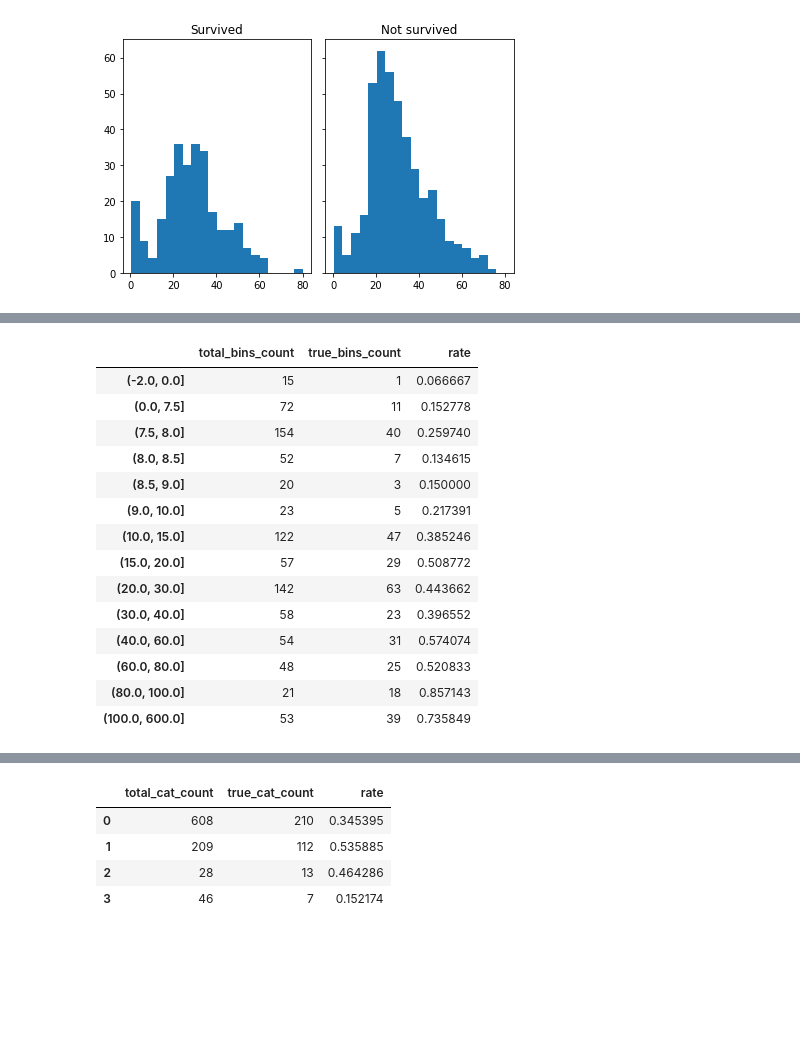
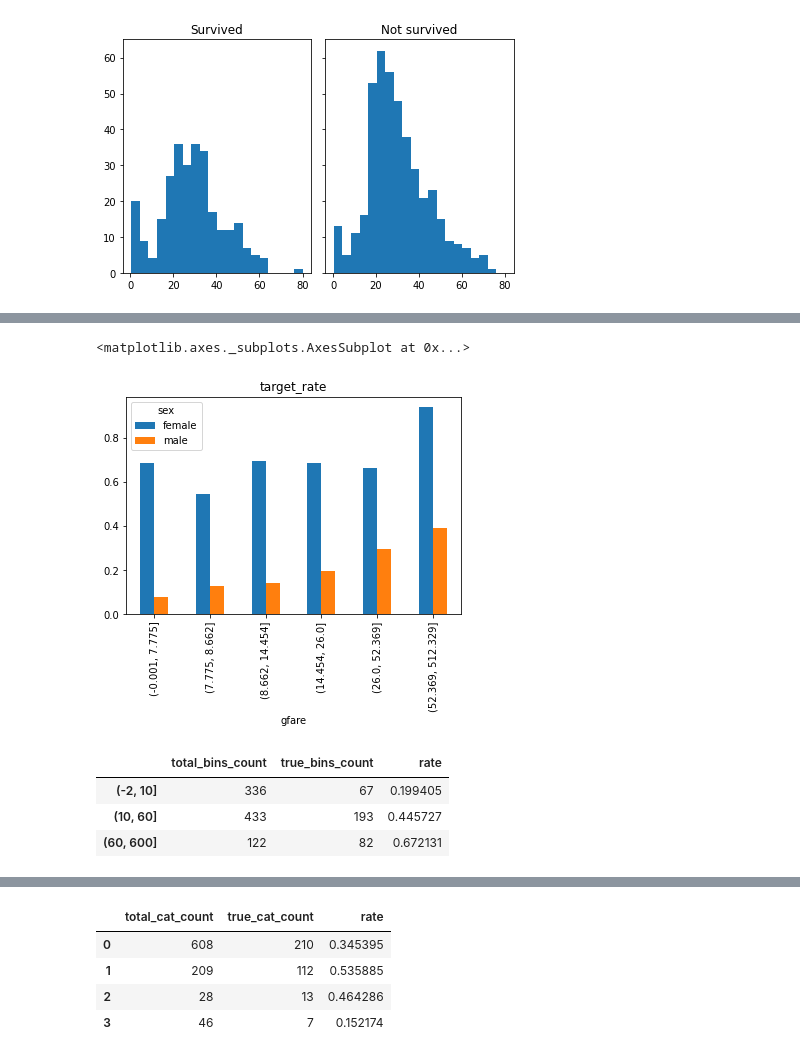
Before and after one commit to navicor90/ml-titanic, a Jupyter notebook: pytanic.ipynb, the cells around one changed output, grey strips where cells are left out. Drawn from its saved outputs; the diff is of its cells as text; code cells hidden in the pictures; blank space fills up the shorter version.

```diff
--- a/pytanic.ipynb
+++ b/pytanic.ipynb
@@ -70,3 +136,20 @@ axs[1].set_title("Not survived")
 # %% [output]
 Text(0.5, 1.0, 'Not survived')
 [figure]
+# %%
+dfm['bage'] = pd.qcut(df.age,6,duplicates='drop')
+gbbagef = group_by_with_main_metrics(dfm[dfm.sex=='female'],'bage','passengerid','survived')
+ax1 = gbbagef.plot(y=['share','target_rate'], grid=True,rot=90,title='female')
+tot_ticks=len(gbbagef['bage'])
+mean = dfm[dfm.sex=='female'].survived.sum()/len(dfm[dfm.sex!='female'])
+ax1.plot([0,tot_ticks-1],[mean,mean],'--')
+ax1.set_xticks(np.arange(tot_ticks))
+ax1.set_xticklabels(gbbage.bage)
+
+gbbagem = group_by_with_main_metrics(dfm[dfm.sex!='female'],'bage','passengerid','survived')
+ax2 = gbbagem.plot(y=['share','target_rate'], grid=True,rot=90,title='male')
+tot_ticks=len(gbbagem['bage'])
+mean = dfm[dfm.sex!='female'].survived.sum()/len(dfm[dfm.sex!='female'])
+ax2.plot([0,tot_ticks-1],[mean,mean],'--')
+ax2.set_xticks(np.arange(tot_ticks))
+ax2.set_xticklabels(gbbage.bage)
@@ -73,9 +165,10 @@ Text(0.5, 1.0, 'Not survived')
 # %%
-age_bins = [-2,0,5,10,15,25,30,35,40,45,55,80]
-train_df.age = train_df.age.fillna(-1)
+#age_bins = [-2,0,5,10,15,25,30,35,40,45,55,80]
+age_bins = [-2,13,25,40,80]
+dfm.age = dfm.age.fillna(dfm.age.mean())
 
-age_rate_male = bin_rate(train_df.age[train_df.sex=='male'],
-                    train_df.survived > 0,
+age_rate_male = bin_rate(dfm.age[dfm.sex=='male'],
+                    dfm.survived > 0,
                     20,
                     age_bins)
 age_rate_male
@@ -156,0 +227,5 @@ ax.hist(fares,bins=20,range=fare_range)
+# %%
+dfm['gfare'] = pd.qcut(dfm.fare,4,duplicates='drop')
+gbfare = group_by_with_main_metrics(dfm,'gfare','passengerid','survived')
+ax = gbfare.plot.bar(x='gfare',y='target_rate')
+ax.plot([0,len(gbfare.gfare)-1],[0.38,0.38],'--',color='red')
@@ -157,25 +235,23 @@ ax.hist(fares,bins=20,range=fare_range)
+# %%
+dfm['gfare'] = pd.qcut(dfm.fare,6,duplicates='drop')
+gbfare = group_by_with_main_metrics(dfm,['gfare','sex'],'passengerid','survived')
+pv = gbfare.pivot_table(values='target_rate',index='gfare',columns=['sex'],aggfunc=np.sum)
+pv.plot.bar(title='target_rate')
+# %% [output]
+<matplotlib.axes._subplots.AxesSubplot at 0x...>
+[figure, added]
 # %%
-fare_bins = [-2,0,7.5,8,8.5,9,10,15,20,30,40,60,80,100,600]
-fare_rates = bin_rate(var=fares,
-                      target=train_df.survived > 0,
+#fare_bins = [-2,0,7.5,8,8.5,9,10,15,20,30,40,60,80,100,600]
+fare_bins = [-2,10,60,600]
+fare_rates = bin_rate(var=dfm.fare,
+                      target=dfm.survived > 0,
                       bins=fare_bins)
 fare_rates
 # %% [output]
 |  | total_bins_count | true_bins_count | rate |
-| (-2.0, 0.0] | 15 | 1 | 0.066667 |
-| (0.0, 7.5] | 72 | 11 | 0.152778 |
-| (7.5, 8.0] | 154 | 40 | 0.259740 |
-| (8.0, 8.5] | 52 | 7 | 0.134615 |
-| (8.5, 9.0] | 20 | 3 | 0.150000 |
-| (9.0, 10.0] | 23 | 5 | 0.217391 |
-| (10.0, 15.0] | 122 | 47 | 0.385246 |
-| (15.0, 20.0] | 57 | 29 | 0.508772 |
-| (20.0, 30.0] | 142 | 63 | 0.443662 |
-| (30.0, 40.0] | 58 | 23 | 0.396552 |
-| (40.0, 60.0] | 54 | 31 | 0.574074 |
-| (60.0, 80.0] | 48 | 25 | 0.520833 |
-| (80.0, 100.0] | 21 | 18 | 0.857143 |
-| (100.0, 600.0] | 53 | 39 | 0.735849 |
+| (-2, 10] | 336 | 67 | 0.199405 |
+| (10, 60] | 433 | 193 | 0.445727 |
+| (60, 600] | 122 | 82 | 0.672131 |
 # %%
 fare_rates.rate = fare_rates.rate.round(2)
 fig,ax = plt.subplots(figsize=(10,5))
```
Also changed, not shown: parts of 66 cells of this notebook, 4 other files.
